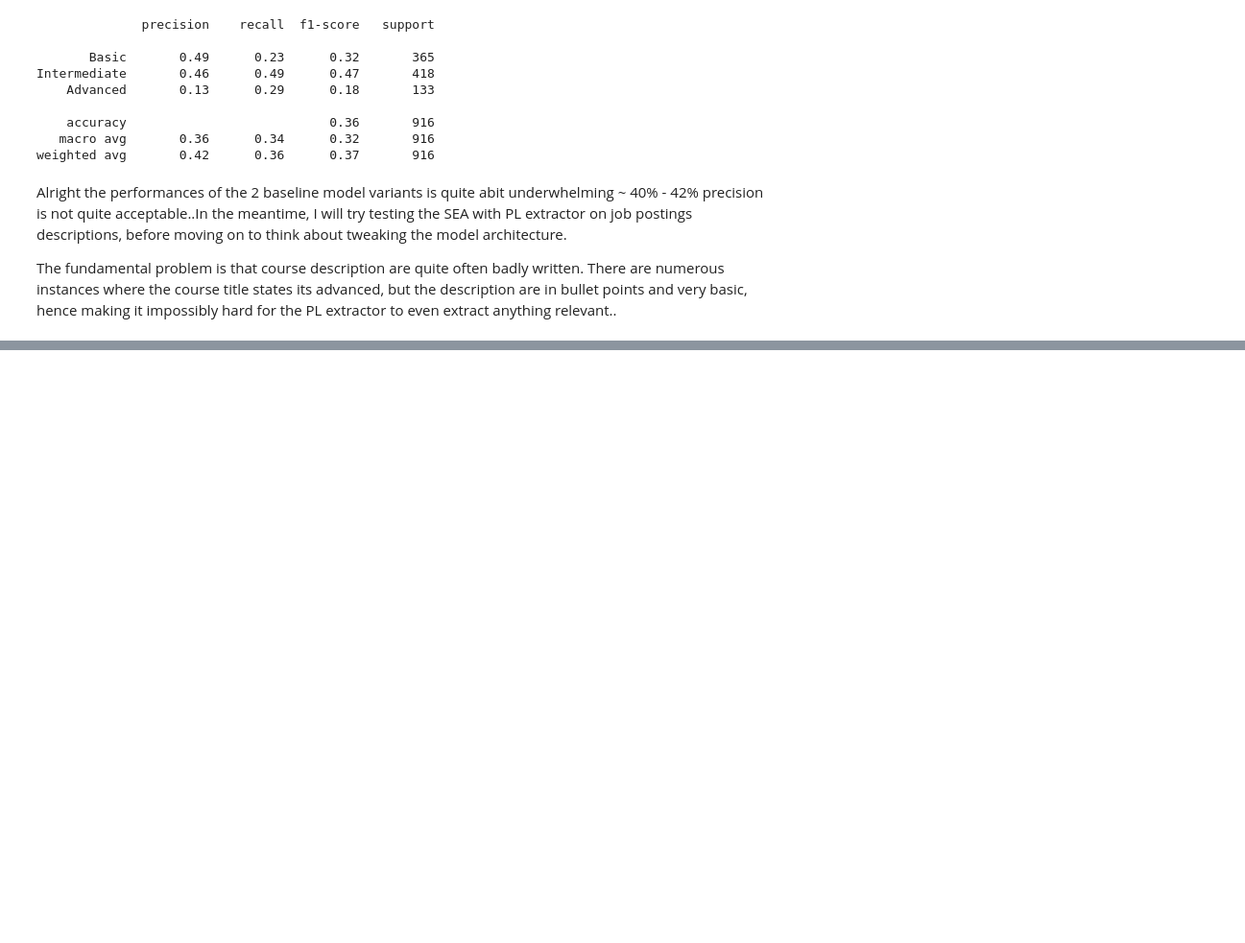
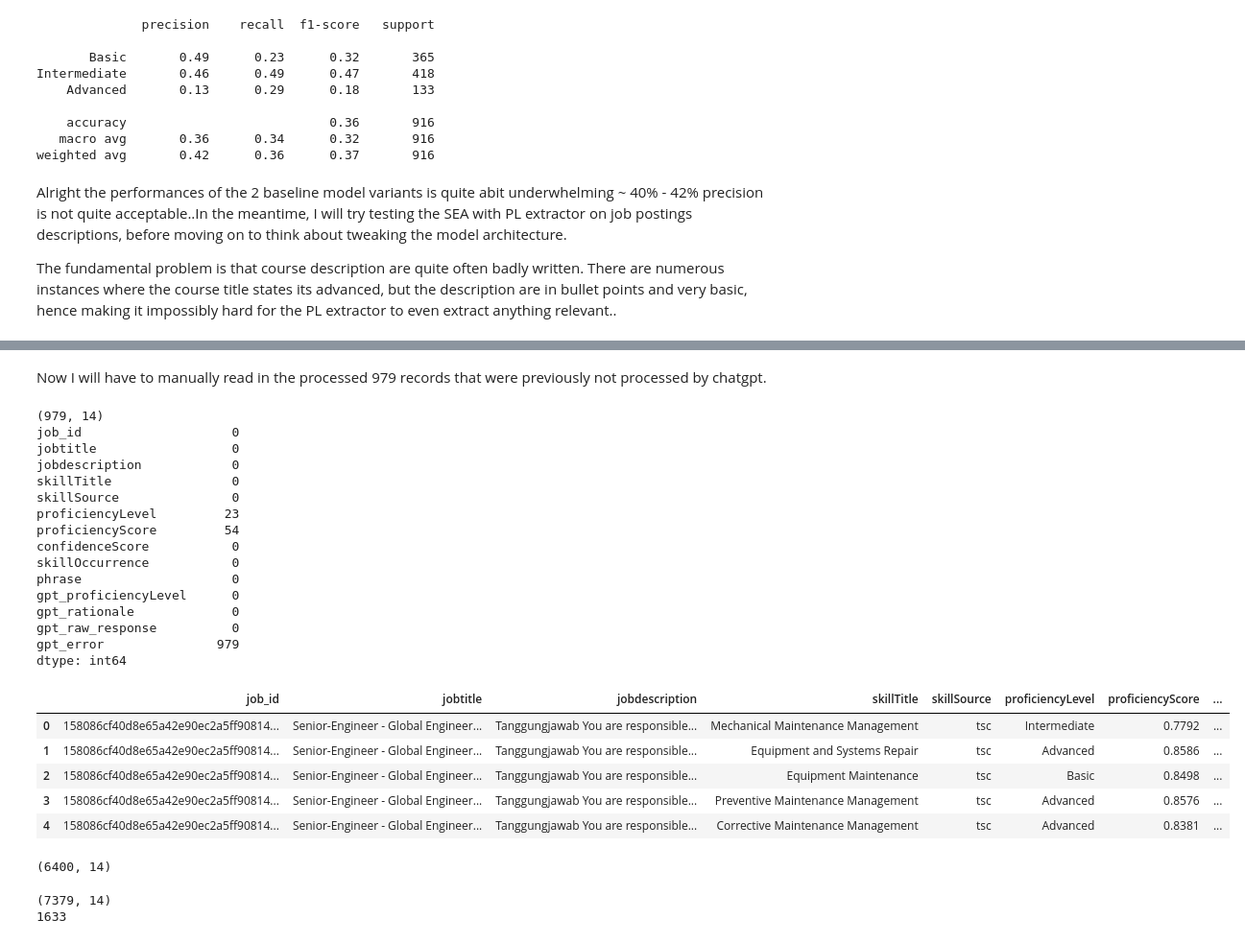
Before and after one commit to chua0332/course_skill_proficiency_evaluator, a Jupyter notebook: course_skill_EDA.ipynb, the cells around one changed output, grey strips where cells are left out. Shown at 96% size. Saved outputs shown, nothing was run; the diff lists cells and outputs as text; code cells hidden in the pictures; blank space fills up the shorter version.

```diff
--- a/course_skill_EDA.ipynb
+++ b/course_skill_EDA.ipynb
@@ -298,0 +404,43 @@ The fundamental problem is that course description are quite often badly written
+# %% [markdown]
+Now I will have to manually read in the processed 979 records that were previously not processed by chatgpt.
+# %%
+job_skill_gpt_evaluation_remaining = pd.read_csv('./data/jobpostings_skills_with_proficiency_labels_remaining.csv')
+print(job_skill_gpt_evaluation_remaining.shape)
+print(job_skill_gpt_evaluation_remaining.isnull().sum())
+job_skill_gpt_evaluation_remaining.head(5)
+# %% [output]
+(979, 14)
+job_id                    0
+jobtitle                  0
+jobdescription            0
+skillTitle                0
+skillSource               0
+proficiencyLevel         23
+proficiencyScore         54
+confidenceScore           0
+skillOccurrence           0
+phrase                    0
+gpt_proficiencyLevel      0
+gpt_rationale             0
+gpt_raw_response          0
+gpt_error               979
+dtype: int64
+|  | job_id | jobtitle | jobdescription | skillTitle | skillSource | proficiencyLevel | proficiencyScore | ... |
+| 0 | 158086cf40d8e65a42e90ec2a5ff90814... | Senior-Engineer - Global Engineer... | Tanggungjawab You are responsible... | Mechanical Maintenance Management | tsc | Intermediate | 0.7792 | ... |
+| 1 | 158086cf40d8e65a42e90ec2a5ff90814... | Senior-Engineer - Global Engineer... | Tanggungjawab You are responsible... | Equipment and Systems Repair | tsc | Advanced | 0.8586 | ... |
+| 2 | 158086cf40d8e65a42e90ec2a5ff90814... | Senior-Engineer - Global Engineer... | Tanggungjawab You are responsible... | Equipment Maintenance | tsc | Basic | 0.8498 | ... |
+| 3 | 158086cf40d8e65a42e90ec2a5ff90814... | Senior-Engineer - Global Engineer... | Tanggungjawab You are responsible... | Preventive Maintenance Management | tsc | Advanced | 0.8576 | ... |
+| 4 | 158086cf40d8e65a42e90ec2a5ff90814... | Senior-Engineer - Global Engineer... | Tanggungjawab You are responsible... | Corrective Maintenance Management | tsc | Advanced | 0.8381 | ... |
+# %%
+# Filter out records that were previously processed
+job_skill_gpt_evaluation = job_skill_gpt_evaluation[~(job_skill_gpt_evaluation["gpt_proficiencyLevel"].isna() & job_skill_gpt_evaluation["gpt_error"].isna())]
+print(job_skill_gpt_evaluation.shape)
+# %% [output]
+(6400, 14)
+# %%
+job_skill_gpt_evaluation_merged = pd.concat([job_skill_gpt_evaluation, job_skill_gpt_evaluation_remaining], ignore_index=True)
+print(job_skill_gpt_evaluation_merged.shape)
+print(job_skill_gpt_evaluation_merged['job_id'].nunique())
+# %% [output]
+(7379, 14)
+1633
```
Also changed, not shown: parts of 22 cells of this notebook.
